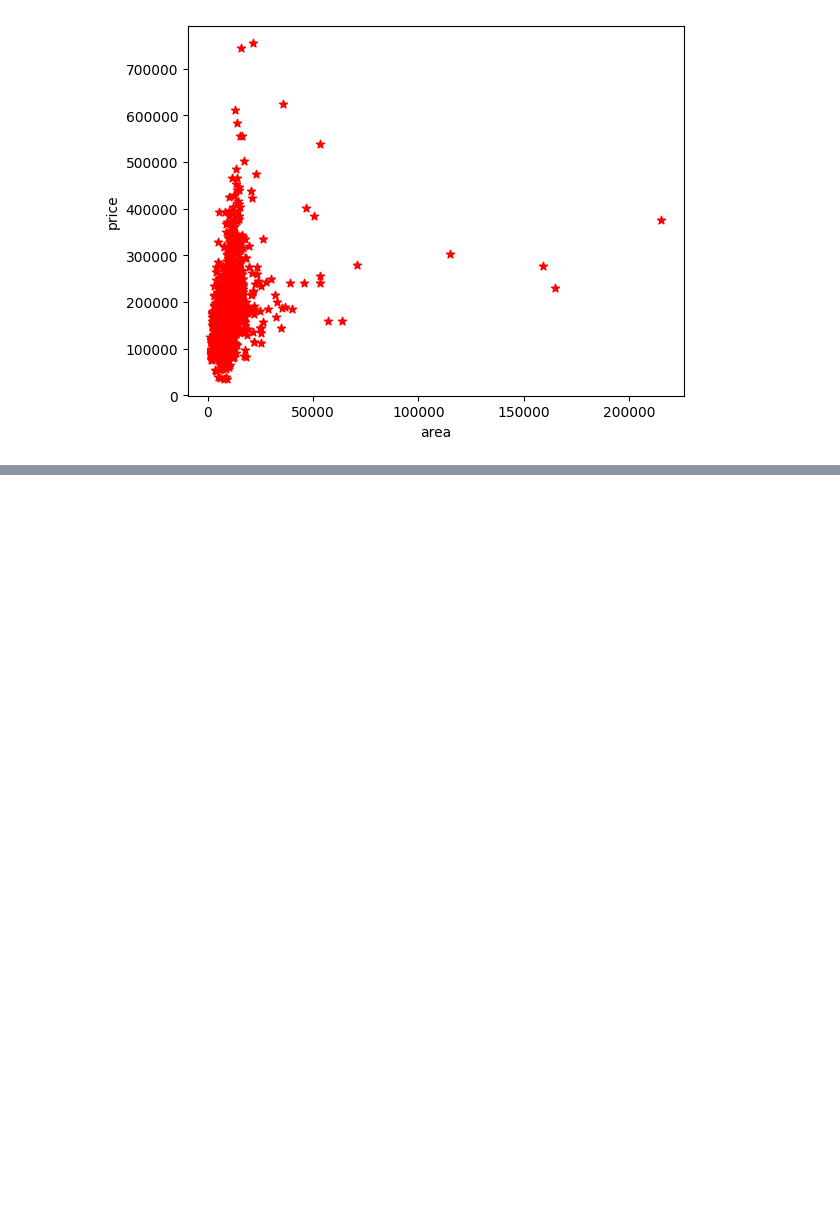
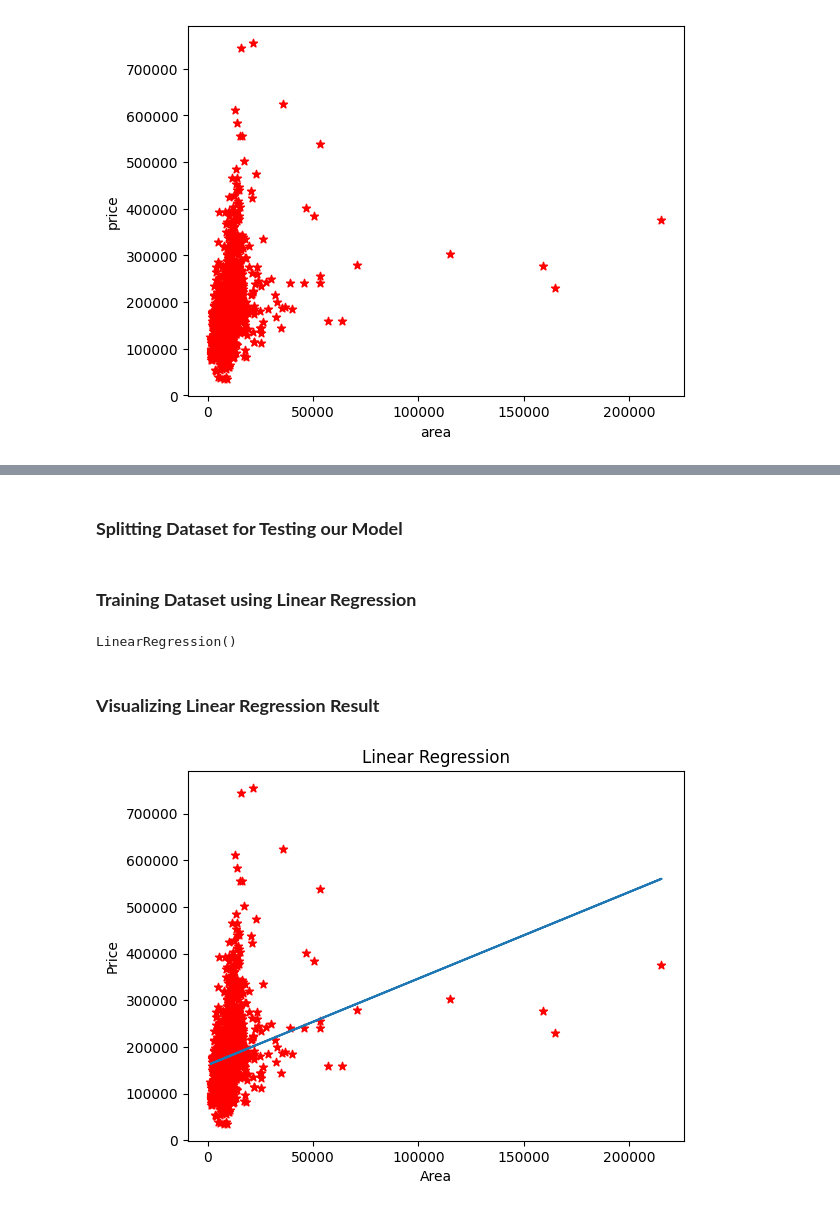
Before and after one commit to shubhamrai1318/Evaluating_Regression_ModelUsing_RSquared_Adjusted_R_Squared, a Jupyter notebook: Evaluating_Regression_Model.ipynb, the cells around one changed output, grey strips where cells are left out. Drawn from its saved outputs; the diff is of its cells as text; code cells hidden in the pictures; blank space fills up the shorter version.

Commit message:
Model Implemented

```diff
--- a/Evaluating_Regression_Model.ipynb
+++ b/Evaluating_Regression_Model.ipynb
@@ -84,0 +87,3 @@ plt.scatter(dataset.area,dataset.price,color='red',marker='*')
+# %%
+X = dataset.drop('price',axis='columns')
+X
@@ -84,0 +104,3 @@ plt.scatter(dataset.area,dataset.price,color='red',marker='*')
+# %%
+Y = dataset.price
+Y
@@ -84,0 +120,23 @@ plt.scatter(dataset.area,dataset.price,color='red',marker='*')
+# %% [markdown]
+### **Splitting Dataset for Testing our Model**
+# %%
+from sklearn.model_selection import train_test_split
+x_train,x_test,y_train,y_test = train_test_split(X,Y,test_size=0.20,random_state=0)
+# %% [markdown]
+### **Training Dataset using Linear Regression**
+# %%
+model = LinearRegression()
+model.fit(x_train,y_train)
+# %% [output]
+LinearRegression()
+# %% [markdown]
+### **Visualizing Linear Regression Result**
+# %%
+plt.scatter(X,Y, color="red",marker='*')
+plt.plot(X, model.predict(X))
+plt.title("Linear Regression")
+plt.xlabel("Area")
+plt.ylabel("Price")
+plt.show()
+# %% [output]
+[figure, added]
```
Also changed, not shown: parts of 3 cells of this notebook.
